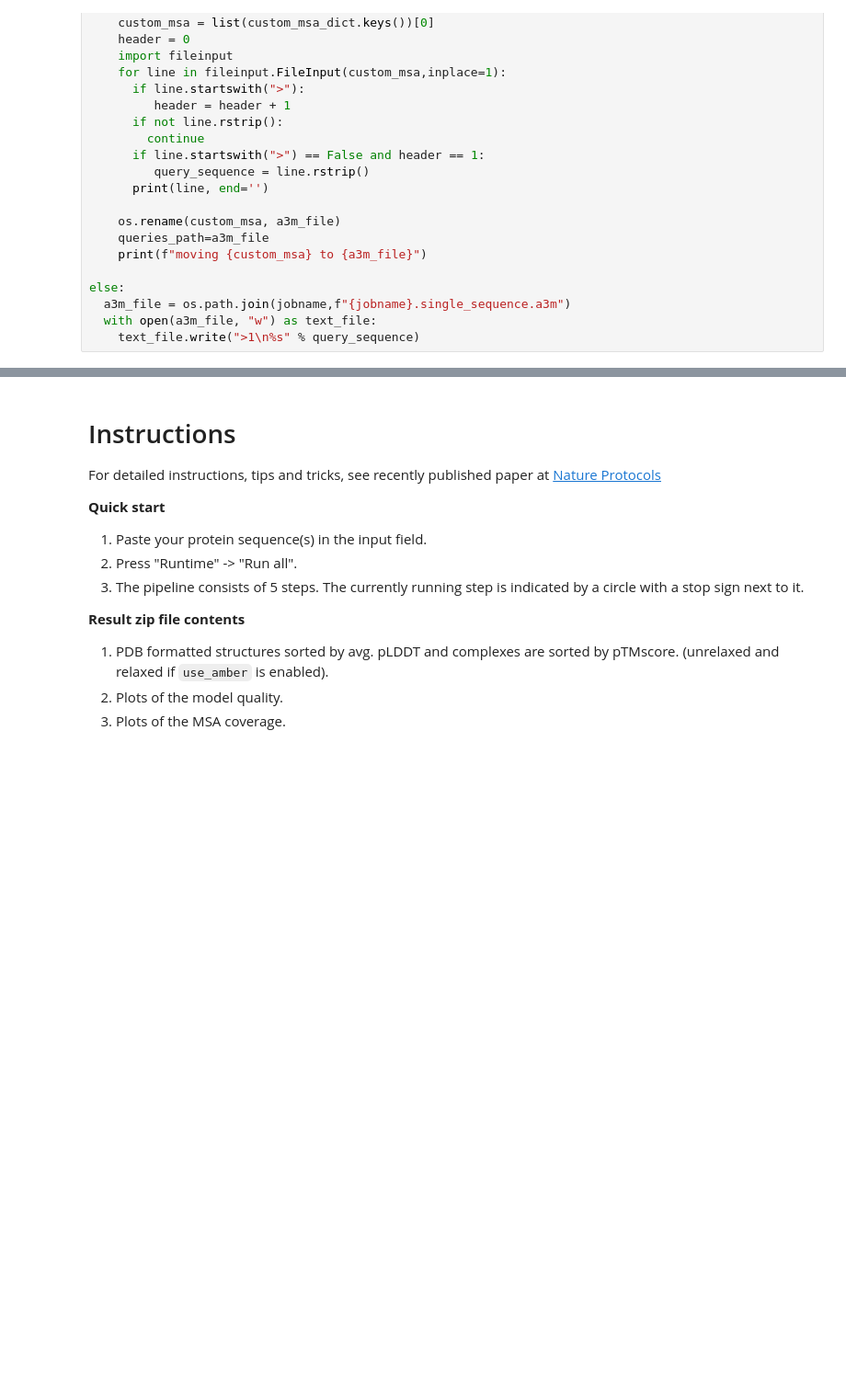
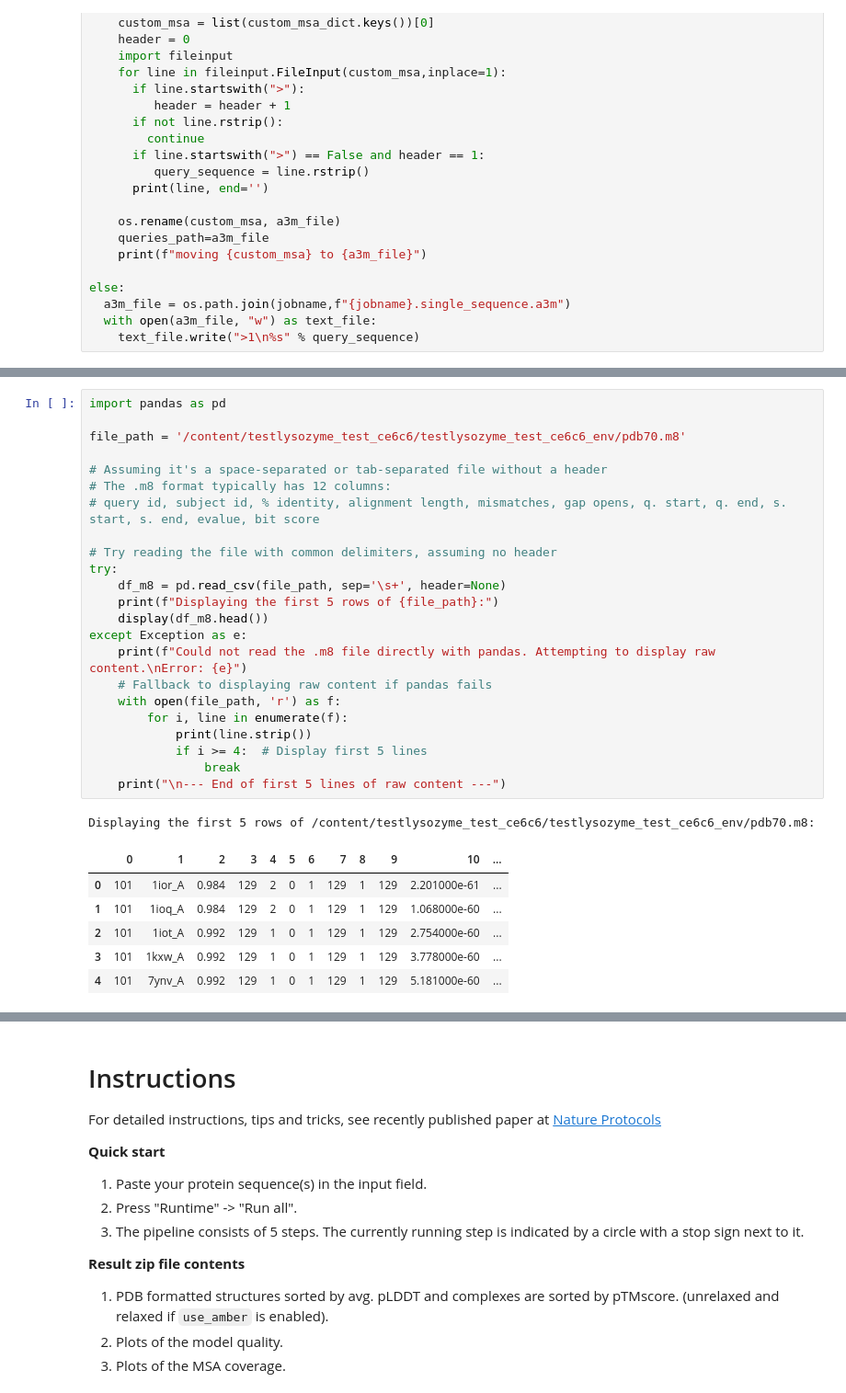
Before and after one commit to amitrajput786/Drug_discovery1, a Jupyter notebook: AlphaFold2.ipynb, the cells around one changed output, grey strips where cells are left out. Shown at 92% size. Saved outputs shown, nothing was run; the diff lists cells and outputs as text; blank space fills up the shorter version.

```diff
--- a/AlphaFold2.ipynb
+++ b/AlphaFold2.ipynb
@@ -353,0 +371,31 @@ if color == "lDDT":
+# %%
+import pandas as pd
+
+file_path = '/content/testlysozyme_test_ce6c6/testlysozyme_test_ce6c6_env/pdb70.m8'
+
+# Assuming it's a space-separated or tab-separated file without a header
+# The .m8 format typically has 12 columns:
+# query id, subject id, % identity, alignment length, mismatches, gap opens, q. start, q. end, s. start, s. end, evalue, bit score
+
+# Try reading the file with common delimiters, assuming no header
+try:
+    df_m8 = pd.read_csv(file_path, sep='\s+', header=None)
+    print(f"Displaying the first 5 rows of {file_path}:")
+    display(df_m8.head())
+except Exception as e:
+    print(f"Could not read the .m8 file directly with pandas. Attempting to display raw content.\nError: {e}")
+    # Fallback to displaying raw content if pandas fails
+    with open(file_path, 'r') as f:
+        for i, line in enumerate(f):
+            print(line.strip())
+            if i >= 4:  # Display first 5 lines
+                break
+    print("\n--- End of first 5 lines of raw content ---")
+# %% [output]
+Displaying the first 5 rows of /content/testlysozyme_test_ce6c6/testlysozyme_test_ce6c6_env/pdb70.m8:
+|  | 0 | 1 | 2 | 3 | 4 | 5 | 6 | 7 | 8 | 9 | 10 | ... |
+| 0 | 101 | 1ior_A | 0.984 | 129 | 2 | 0 | 1 | 129 | 1 | 129 | 2.201000e-61 | ... |
+| 1 | 101 | 1ioq_A | 0.984 | 129 | 2 | 0 | 1 | 129 | 1 | 129 | 1.068000e-60 | ... |
+| 2 | 101 | 1iot_A | 0.992 | 129 | 1 | 0 | 1 | 129 | 1 | 129 | 2.754000e-60 | ... |
+| 3 | 101 | 1kxw_A | 0.992 | 129 | 1 | 0 | 1 | 129 | 1 | 129 | 3.778000e-60 | ... |
+| 4 | 101 | 7ynv_A | 0.992 | 129 | 1 | 0 | 1 | 129 | 1 | 129 | 5.181000e-60 | ... |
```
Also changed, not shown: parts of 10 cells of this notebook.
